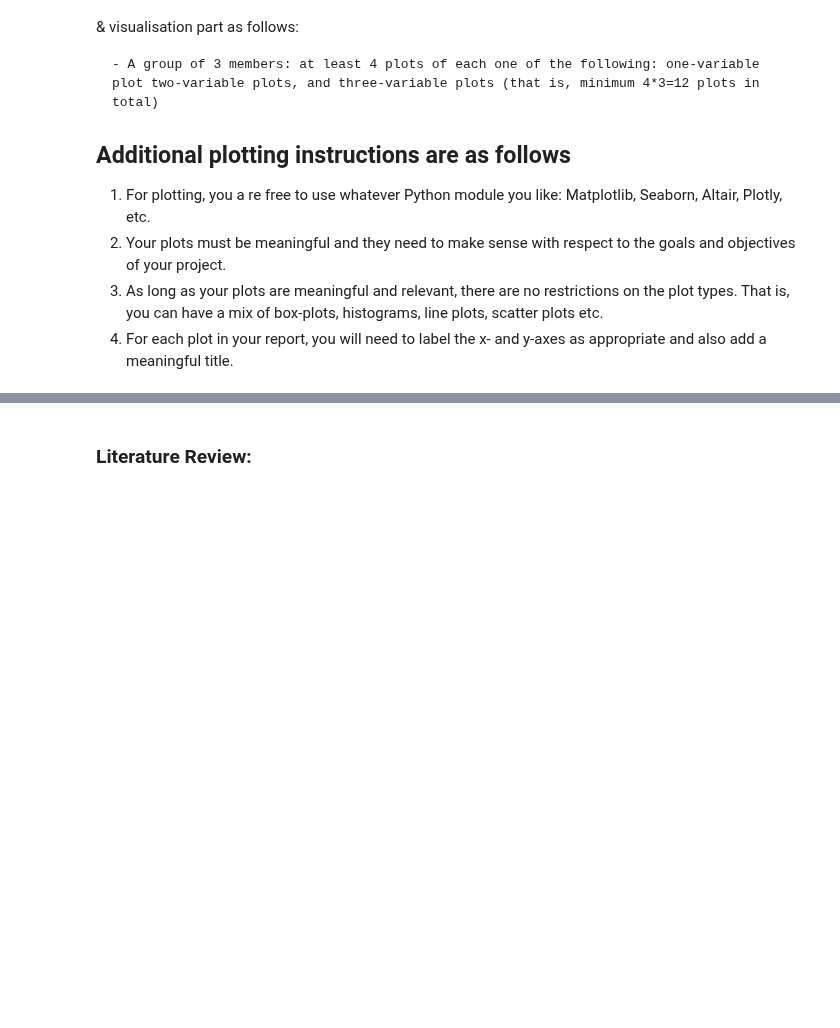
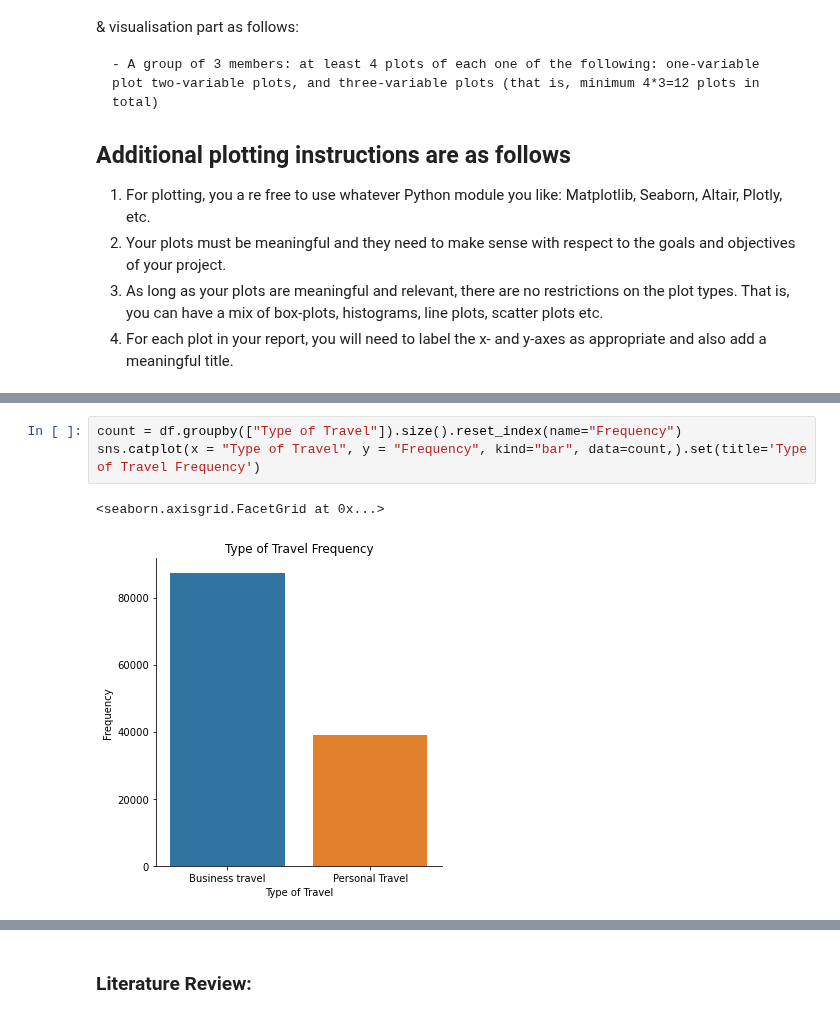
Before and after one commit to Mattjben/Passeneger-satisfaction-machine-learning, a Jupyter notebook: Phase 1_Airplane.ipynb, the cells around one changed output, grey strips where cells are left out. Drawn from its saved outputs; the diff is of its cells as text; blank space fills up the shorter version.

```diff
--- a/Phase 1_Airplane.ipynb
+++ b/Phase 1_Airplane.ipynb
@@ -415,0 +412,6 @@ NameError: name 'airplane_df' is not defined
+# %%
+count = df.groupby(["Type of Travel"]).size().reset_index(name="Frequency")
+sns.catplot(x = "Type of Travel", y = "Frequency", kind="bar", data=count,).set(title='Type of Travel Frequency')
+# %% [output]
+<seaborn.axisgrid.FacetGrid at 0x...>
+[figure, added]
```
Also changed, not shown: parts of 10 cells of this notebook.
